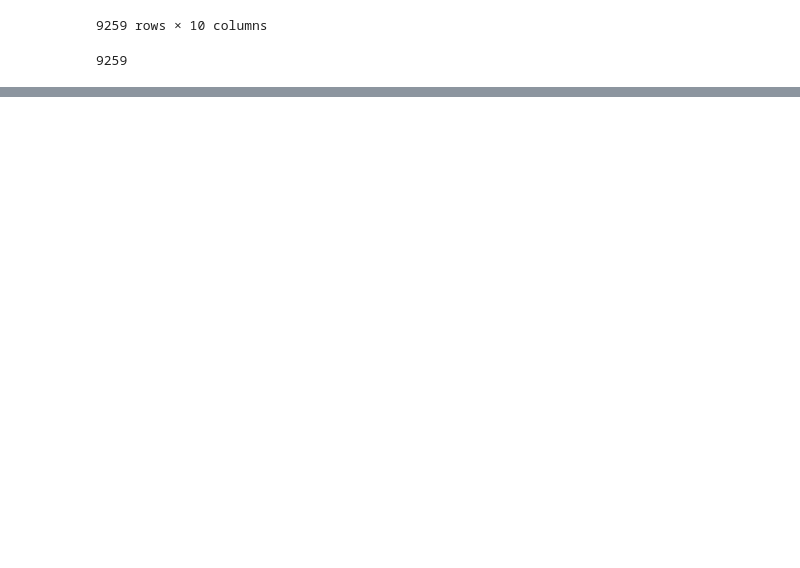
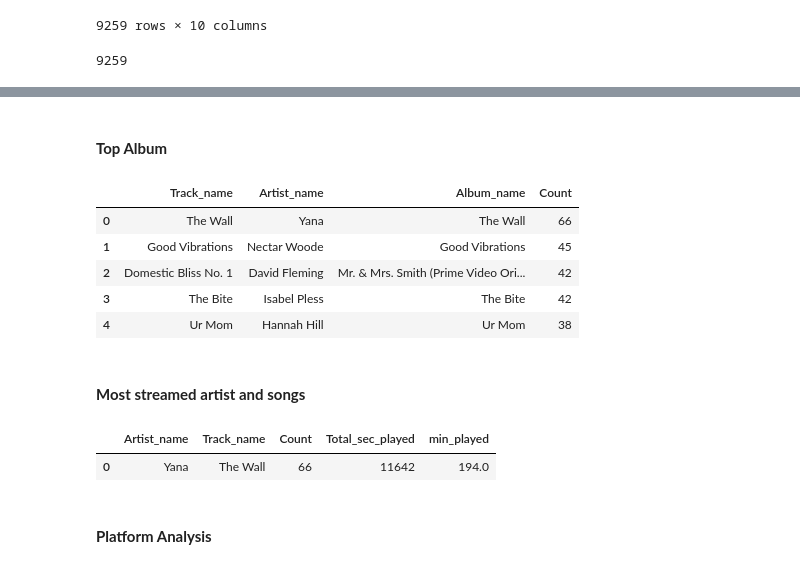
Before and after one commit to sagarverma29/Spotify-EDA, a Jupyter notebook: spotify.ipynb, the cells around one changed output, grey strips where cells are left out. Saved outputs shown, nothing was run; the diff lists cells and outputs as text; code cells hidden in the pictures; blank space fills up the shorter version.

```diff
--- a/spotify.ipynb
+++ b/spotify.ipynb
@@ -105,0 +160,2 @@ spotify_2024.head()
+# %%
+spotify_2024=spotify_2024.dropna()
@@ -105,0 +199,18 @@ spotify_2024.head()
+# %% [markdown]
+#### **Top Album**
+# %%
+top_album = spotify_2024.groupby(by= ['Track_name','Artist_name','Album_name'])['Album_name'].size().reset_index(name= 'Count')
+# %%
+top_album.sort_values(by= 'Count', ascending=False, inplace=True)
+top_album.reset_index(drop=True, inplace=True)
+# %%
+top_album.head()
+# %% [output]
+|  | Track_name | Artist_name | Album_name | Count |
+| 0 | The Wall | Yana | The Wall | 66 |
+| 1 | Good Vibrations | Nectar Woode | Good Vibrations | 45 |
+| 2 | Domestic Bliss No. 1 | David Fleming | Mr. & Mrs. Smith (Prime Video Ori... | 42 |
+| 3 | The Bite | Isabel Pless | The Bite | 42 |
+| 4 | Ur Mom | Hannah Hill | Ur Mom | 38 |
+# %% [markdown]
+#### **Most streamed artist and songs**
@@ -105,0 +226,7 @@ spotify_2024.head()
+# %%
+most_streamed_as.head(1)
+# %% [output]
+|  | Artist_name | Track_name | Count | Total_sec_played | min_played |
+| 0 | Yana | The Wall | 66 | 11642 | 194.0 |
+# %% [markdown]
+#### **Platform Analysis**
```
Also changed, not shown: parts of 24 cells of this notebook.
